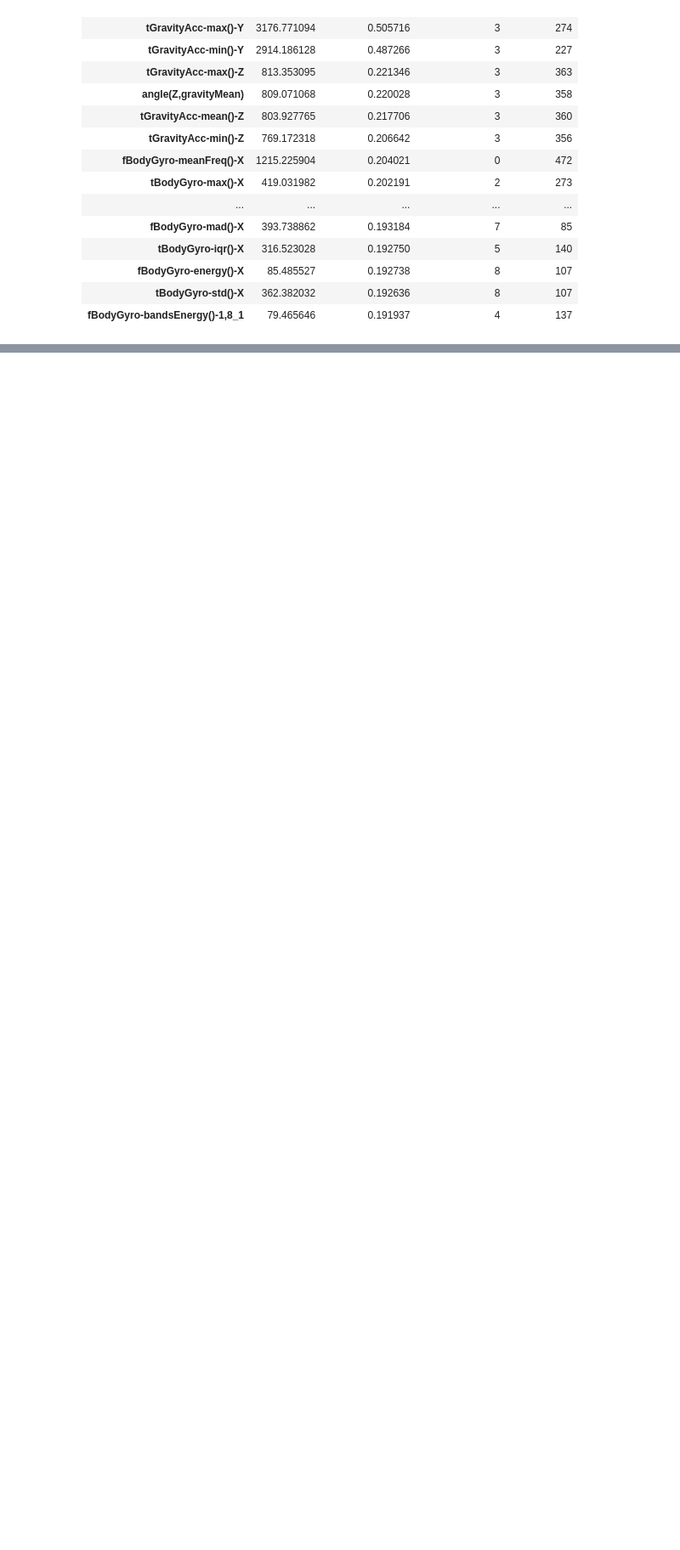
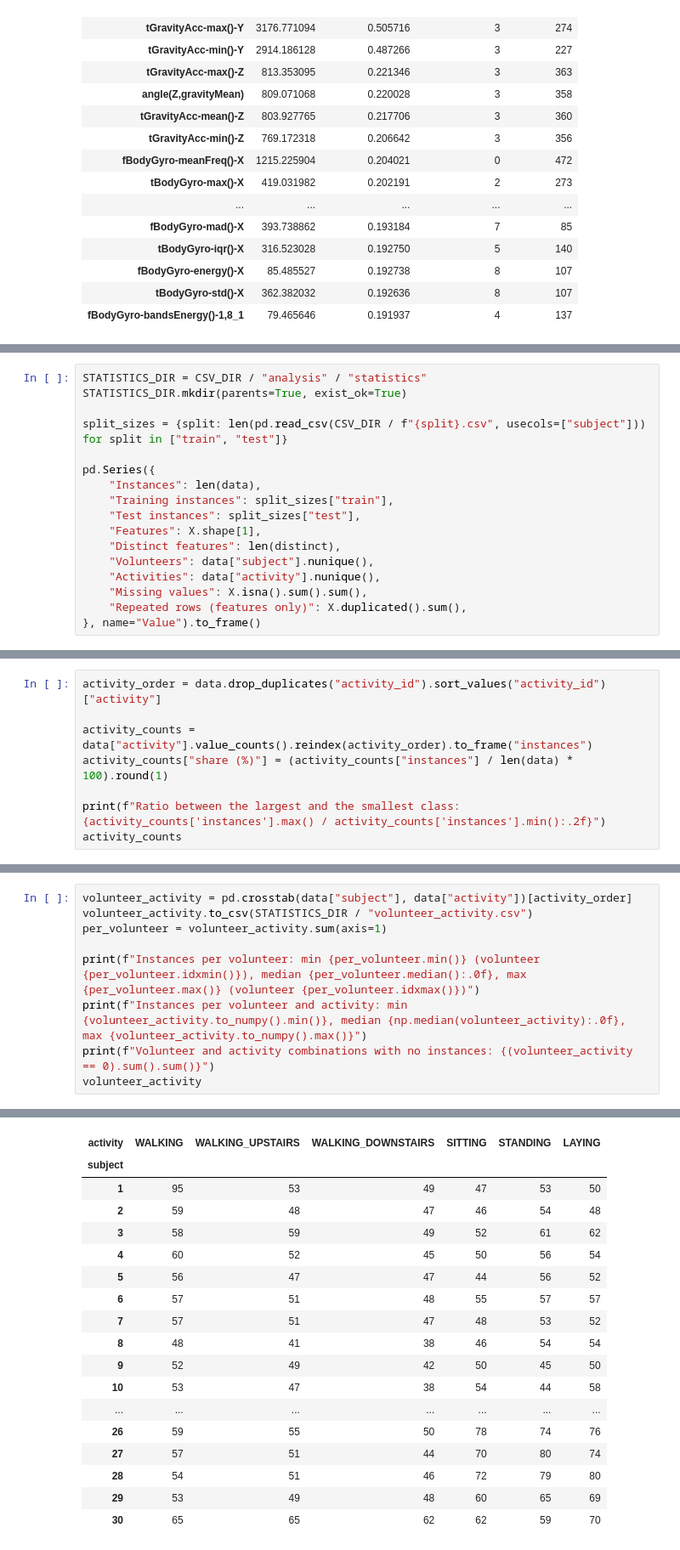
Before and after one commit to Stefy1209/Movement-Detection-using-Smartphone, a Jupyter notebook: src/Data_analysis.ipynb, the cells around one changed output, grey strips where cells are left out. Shown at 85% size. Drawn from its saved outputs; the diff is of its cells as text; blank space fills up the shorter version.

```diff
--- a/src/Data_analysis.ipynb
+++ b/src/Data_analysis.ipynb
@@ -693,0 +698,17 @@ Median Information Gain: 0.011 bits, maximum: 0.509 bits
+# %%
+STATISTICS_DIR = CSV_DIR / "analysis" / "statistics"
+STATISTICS_DIR.mkdir(parents=True, exist_ok=True)
+
+split_sizes = {split: len(pd.read_csv(CSV_DIR / f"{split}.csv", usecols=["subject"])) for split in ["train", "test"]}
+
+pd.Series({
+    "Instances": len(data),
+    "Training instances": split_sizes["train"],
+    "Test instances": split_sizes["test"],
+    "Features": X.shape[1],
+    "Distinct features": len(distinct),
+    "Volunteers": data["subject"].nunique(),
+    "Activities": data["activity"].nunique(),
+    "Missing values": X.isna().sum().sum(),
+    "Repeated rows (features only)": X.duplicated().sum(),
+}, name="Value").to_frame()
@@ -693,0 +829,8 @@ Median Information Gain: 0.011 bits, maximum: 0.509 bits
+# %%
+activity_order = data.drop_duplicates("activity_id").sort_values("activity_id")["activity"]
+
+activity_counts = data["activity"].value_counts().reindex(activity_order).to_frame("instances")
+activity_counts["share (%)"] = (activity_counts["instances"] / len(data) * 100).round(1)
+
+print(f"Ratio between the largest and the smallest class: {activity_counts['instances'].max() / activity_counts['instances'].min():.2f}")
+activity_counts
@@ -693,0 +847,10 @@ Median Information Gain: 0.011 bits, maximum: 0.509 bits
+# %%
+volunteer_activity = pd.crosstab(data["subject"], data["activity"])[activity_order]
+volunteer_activity.to_csv(STATISTICS_DIR / "volunteer_activity.csv")
+per_volunteer = volunteer_activity.sum(axis=1)
+
+print(f"Instances per volunteer: min {per_volunteer.min()} (volunteer {per_volunteer.idxmin()}), median {per_volunteer.median():.0f}, max {per_volunteer.max()} (volunteer {per_volunteer.idxmax()})")
+print(f"Instances per volunteer and activity: min {volunteer_activity.to_numpy().min()}, median {np.median(volunteer_activity):.0f}, max {volunteer_activity.to_numpy().max()}")
+print(f"Volunteer and activity combinations with no instances: {(volunteer_activity == 0).sum().sum()}")
+volunteer_activity
+# %% [output]
@@ -693,0 +860,18 @@ Median Information Gain: 0.011 bits, maximum: 0.509 bits
+| activity | WALKING | WALKING_UPSTAIRS | WALKING_DOWNSTAIRS | SITTING | STANDING | LAYING |
+| subject |  |  |  |  |  |  |
+| 1 | 95 | 53 | 49 | 47 | 53 | 50 |
+| 2 | 59 | 48 | 47 | 46 | 54 | 48 |
+| 3 | 58 | 59 | 49 | 52 | 61 | 62 |
+| 4 | 60 | 52 | 45 | 50 | 56 | 54 |
+| 5 | 56 | 47 | 47 | 44 | 56 | 52 |
+| 6 | 57 | 51 | 48 | 55 | 57 | 57 |
+| 7 | 57 | 51 | 47 | 48 | 53 | 52 |
+| 8 | 48 | 41 | 38 | 46 | 54 | 54 |
+| 9 | 52 | 49 | 42 | 50 | 45 | 50 |
+| 10 | 53 | 47 | 38 | 54 | 44 | 58 |
+| ... | ... | ... | ... | ... | ... | ... |
+| 26 | 59 | 55 | 50 | 78 | 74 | 76 |
+| 27 | 57 | 51 | 44 | 70 | 80 | 74 |
+| 28 | 54 | 51 | 46 | 72 | 79 | 80 |
+| 29 | 53 | 49 | 48 | 60 | 65 | 69 |
+| 30 | 65 | 65 | 62 | 62 | 59 | 70 |
```
Also changed, not shown: parts of 15 cells of this notebook.
